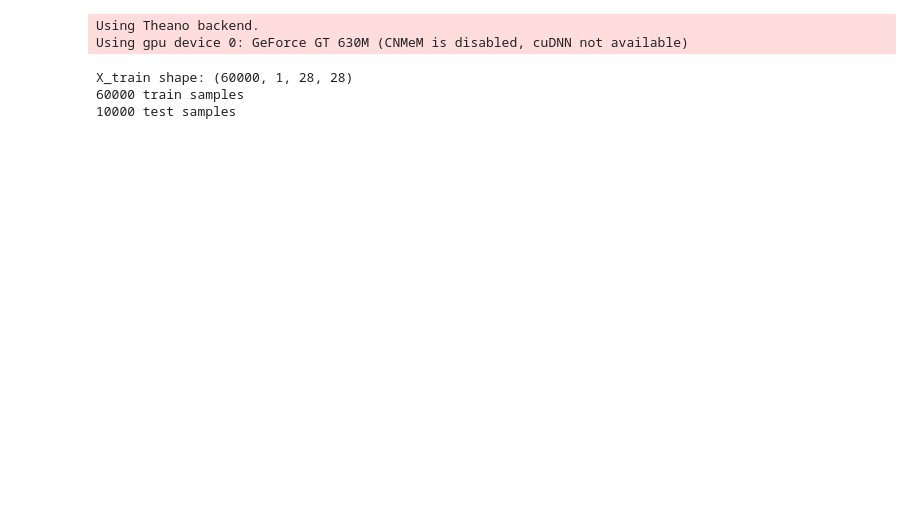
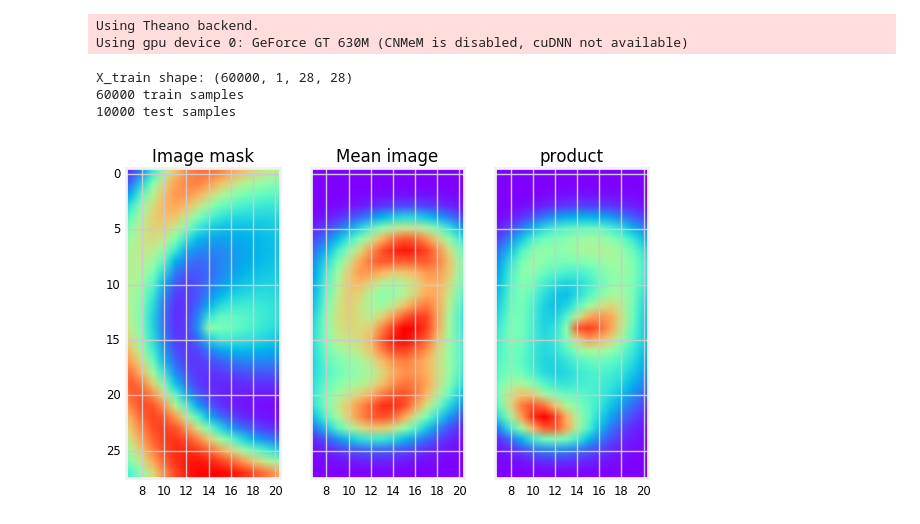
Before and after one commit to unique-horn/ppap-experiments, a Jupyter notebook: masking/masking.ipynb, the cells around one changed output. Cells and saved outputs as stored; diff of their text form; code cells hidden in the pictures; blank space fills up the shorter version.

Commit message:
Mask plots

```diff
--- a/masking/masking.ipynb
+++ b/masking/masking.ipynb
@@ -88,6 +89,20 @@ model.add(Activation('relu'))
 model.add(Dropout(0.5))
 model.add(Dense(nb_classes))
 model.add(Activation('softmax'))
+# %%
+def plot_mask(mask_image):
+    mean_image = X_train.mean(axis=0)[0]
+    _, (ax1, ax2, ax3) = plt.subplots(1, 3, sharey=True)
+    ax1.imshow(mask_image)
+    ax1.set_title("Image mask")
+    ax2.imshow(mean_image)
+    ax2.set_title("Mean image")
+    ax3.imshow(np.multiply(mask_image, mean_image))
+    ax3.set_title("product")
+# %%
+plot_mask(mask.layers[0].mask.eval())
+# %% [output]
+[figure, added]
 # %%
 model.compile(loss='categorical_crossentropy',
               optimizer='adadelta',
```
Also changed, not shown: parts of 4 cells of this notebook.
